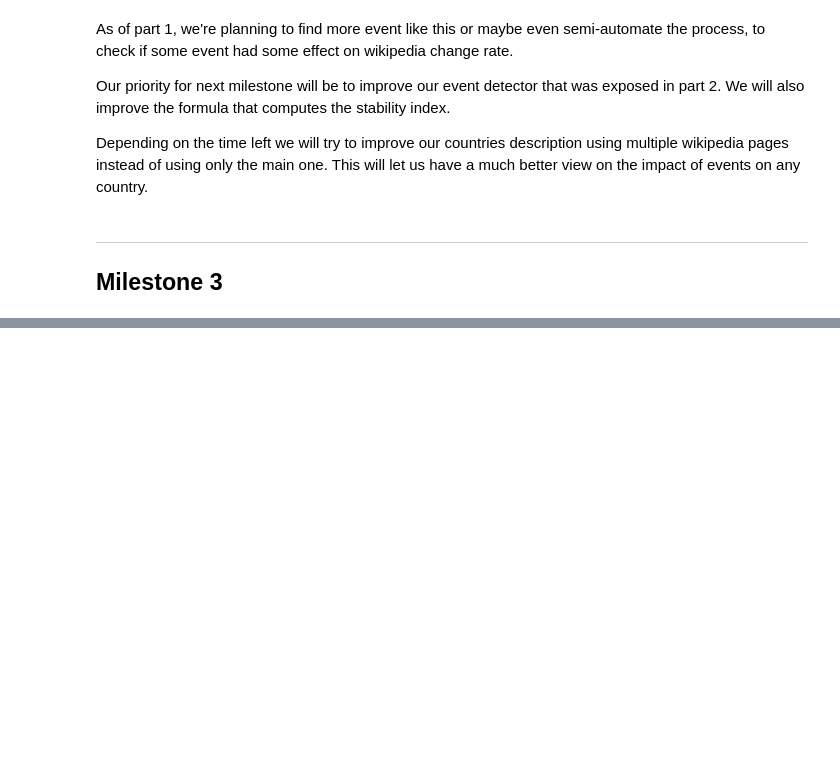
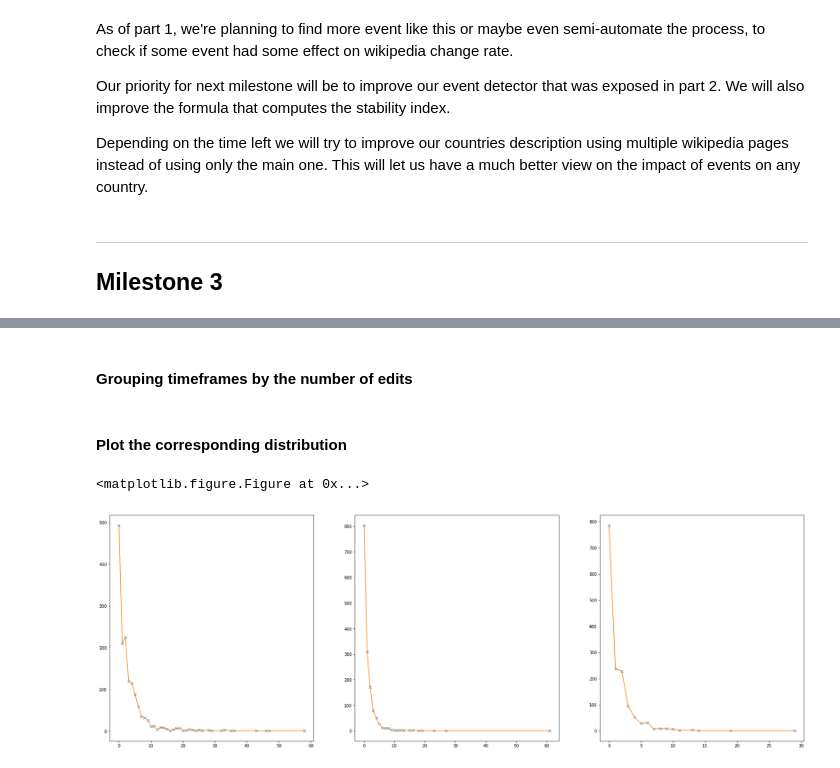
Before and after one commit to Amaumaury/ada-2017, a Jupyter notebook: project/Milestone2.ipynb, the cells around one changed output, grey strips where cells are left out. Drawn from its saved outputs; the diff is of its cells as text; code cells hidden in the pictures; blank space fills up the shorter version.

```diff
--- a/project/Milestone2.ipynb
+++ b/project/Milestone2.ipynb
@@ -538,0 +504,9 @@ ukraine_edits_dates = list(map(lambda revision: revision['timestamp'], response)
+# %%
+ukraine_history = HistoryFetcher('Ukraine')
+ukraine_dates = ukraine_history.get_edits_dates('20130101000000', '20171101000000')
+
+france_history = HistoryFetcher('France')
+france_dates = france_history.get_edits_dates('20130101000000', '20171101000000')
+
+swiss_history = HistoryFetcher('Switzerland')
+swiss_dates = swiss_history.get_edits_dates('20130101000000', '20171101000000')
@@ -538,0 +515,35 @@ ukraine_edits_dates = list(map(lambda revision: revision['timestamp'], response)
+# %%
+K = 1500
+# %%
+ukraine_timeframes, x, y = plt.hist(ukraine_dates, bins=K)
+
+france_timeframes, x, y = plt.hist(france_dates, bins=K)
+
+swiss_timeframes, x, y = plt.hist(swiss_dates, bins=K)
+
+plt.clf()
+# %% [markdown]
+#### Grouping timeframes by the number of edits
+# %%
+ua_timeframes_value, ua_nb_of_timeframes_value = group_data(ukraine_timeframes)
+
+fr_timeframes_value, fr_nb_of_timeframes_value = group_data(france_timeframes)
+
+ch_timeframes_value, ch_nb_of_timeframes_value = group_data(swiss_timeframes)
+# %% [markdown]
+#### Plot the corresponding distribution
+# %%
+fig, (ax1, ax2, ax3) = plt.subplots(nrows=1, ncols=3, figsize=(30, 10))
+
+ax1.plot(ua_timeframes_value, ua_nb_of_timeframes_value, 'x')
+ax2.plot(fr_timeframes_value, fr_nb_of_timeframes_value, 'x')
+ax3.plot(ch_timeframes_value, ch_nb_of_timeframes_value, 'x')
+
+ax1.plot(ua_timeframes_value, ua_nb_of_timeframes_value)
+ax2.plot(fr_timeframes_value, fr_nb_of_timeframes_value)
+ax3.plot(ch_timeframes_value, ch_nb_of_timeframes_value)
+
+plt.show()
+# %% [output]
+<matplotlib.figure.Figure at 0x...>
+[figure, added]
```
Also changed, not shown: parts of 58 cells of this notebook, 1 other file.
